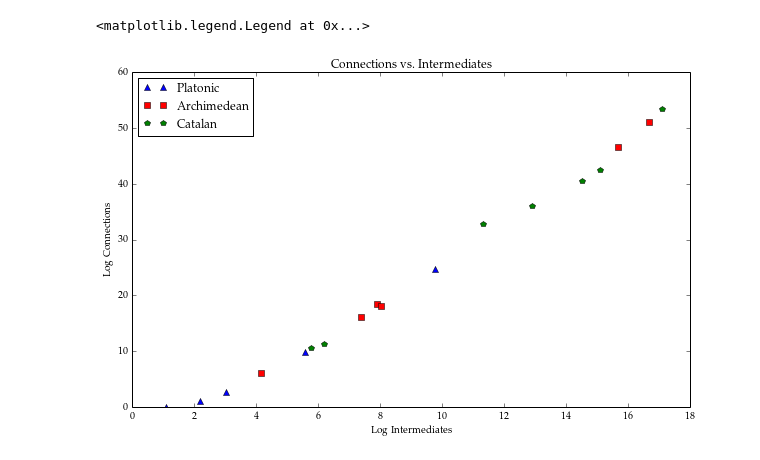
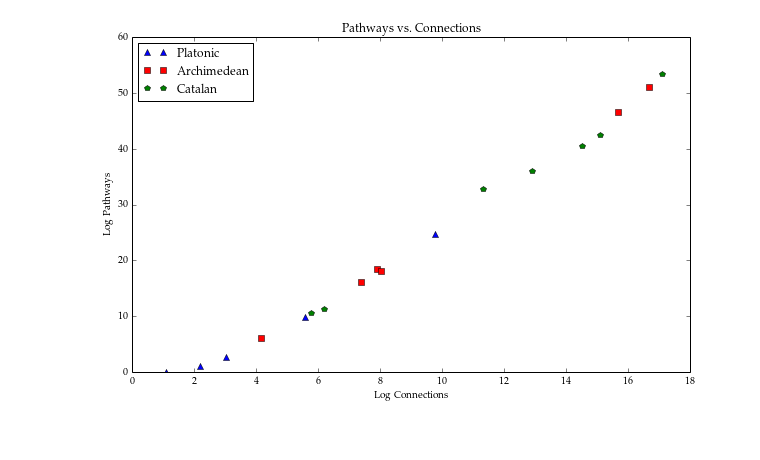
Before and after one commit to Danie1Johnson/thesis, a Jupyter notebook: images/BG_CCS_stats.ipynb, the cells around one changed output. Cells and saved outputs as stored; diff of their text form; code cells hidden in the pictures.

```diff
--- a/images/BG_CCS_stats.ipynb
+++ b/images/BG_CCS_stats.ipynb
@@ -218,13 +219,13 @@ plt.legend(loc = 2)
 # %%
 plt.figure(figsize=my_figsize, dpi=my_dpi)
 plt.plot(np.log(platonic_cons), np.log(platonic_paths), p_m, label='Platonic')
 plt.plot([mp.log(x) for x in archimedean_cons], [mp.log(x) for x in archimedean_paths], a_m, label='Archimedean')
 plt.plot([mp.log(x) for x in catalan_cons], [mp.log(x) for x in catalan_paths], c_m, label='Catalan')
-plt.title('Connections vs. Intermediates')
-plt.xlabel('Log Intermediates')
-plt.ylabel('Log Connections')
+plt.title('Pathways vs. Connections')
+plt.ylabel('Log Pathways')
+plt.xlabel('Log Connections')
 #plt.xlim(0,32)
 plt.legend(loc = 2)
+plt.savefig("polys_con_path.eps", dpi=fig_dpi, format='eps')
 # %% [output]
-<matplotlib.legend.Legend at 0x...>
-[figure, old version]
+[figure, new version]
```
Also changed, not shown: parts of 10 cells of this notebook, 4 other files.
